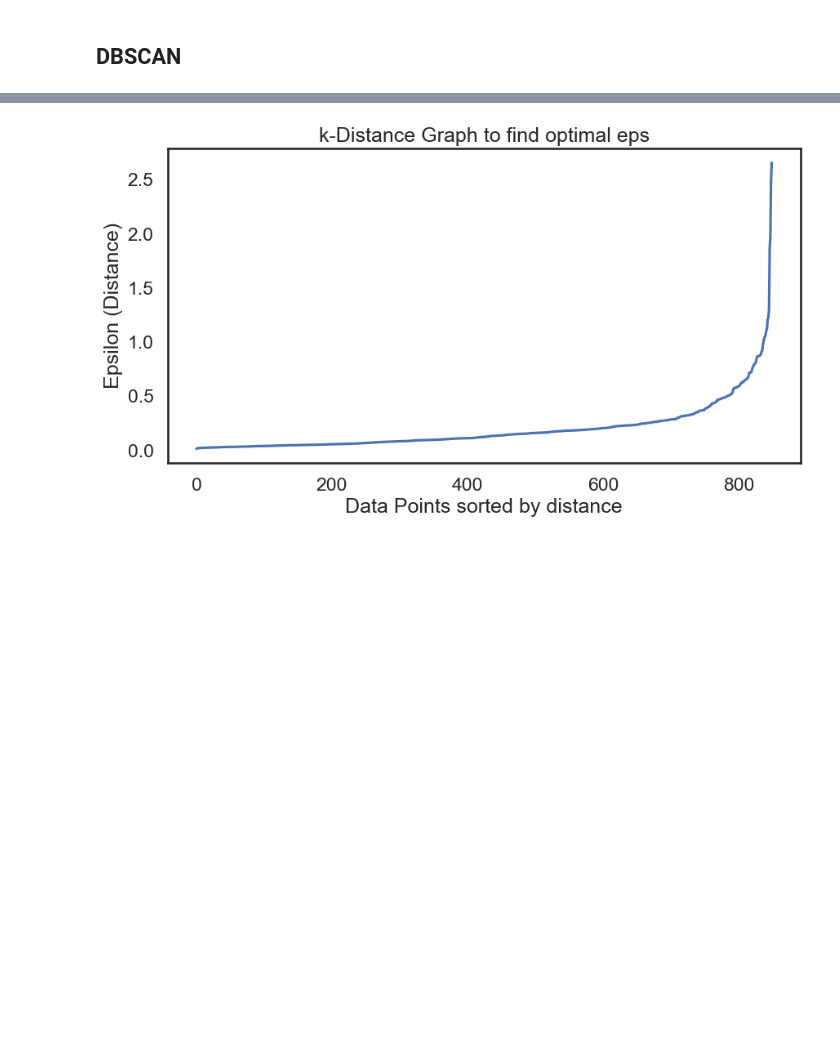
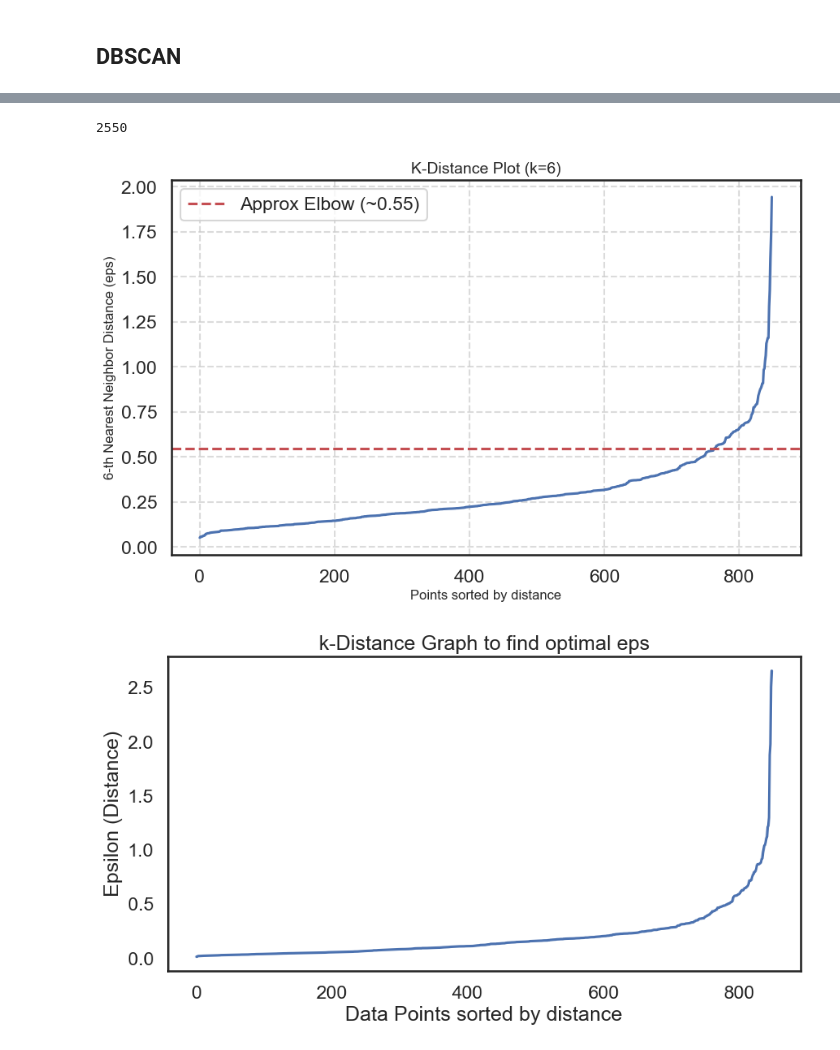
Before and after one commit to amberteetsel/substance-abuse-predictions, a Jupyter notebook: src/models/death_rate_models.ipynb, the cells around one changed output, grey strips where cells are left out. Saved outputs shown, nothing was run; the diff lists cells and outputs as text; code cells hidden in the pictures; blank space fills up the shorter version.

Commit message:
update plots, try DBSCAN

```diff
--- a/src/models/death_rate_models.ipynb
+++ b/src/models/death_rate_models.ipynb
@@ -543,3 +542,7 @@ df.to_csv(os.path.join(BASE_DIR, "data", "death_rate_kmeans.csv"))
 # %%
 from sklearn.cluster import DBSCAN
 from sklearn.neighbors import NearestNeighbors
+# %%
+# Select possible features for clustering
+X = df[['log_oxy', 'log_fent', 'log_min_wage', 'poverty_rate', 'log_gsp', 'snap_rate',
+        'gov_dem', 'log_death_rate']]
@@ -546,3 +703,12 @@ from sklearn.neighbors import NearestNeighbors
+# %%
+features = ['log_oxy', 'log_min_wage', 'snap_rate']
+df[features].values.shape[0]*3
+# %% [output]
+2550
+# %%
+find_optimal_eps(df, features)
+# %% [output]
+[figure, added]
 # %%
 # We use min_samples - 1 for the nearest neighbors
 neighbors = NearestNeighbors(n_neighbors=4)
```
Also changed, not shown: parts of 10 cells of this notebook, 8 other files.
